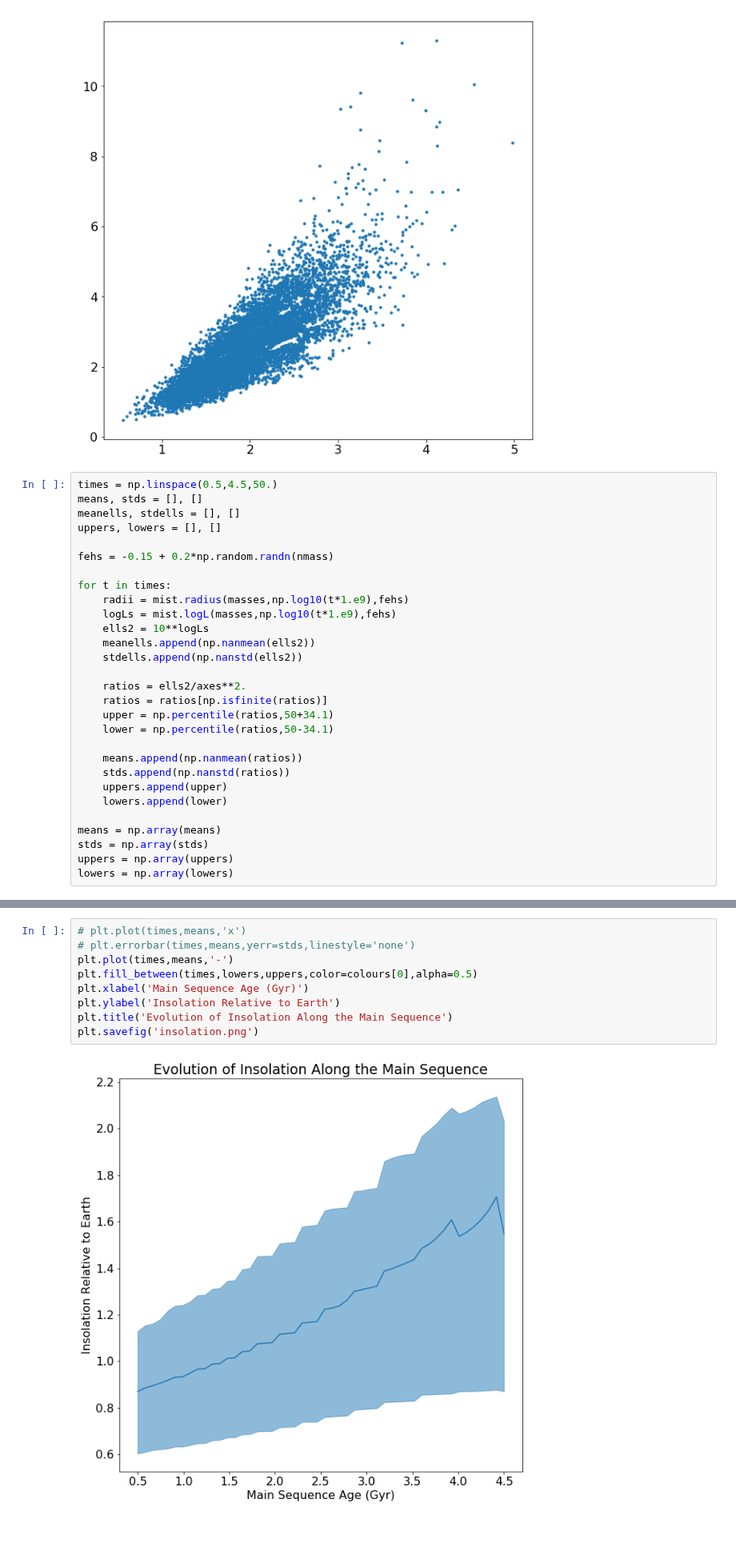
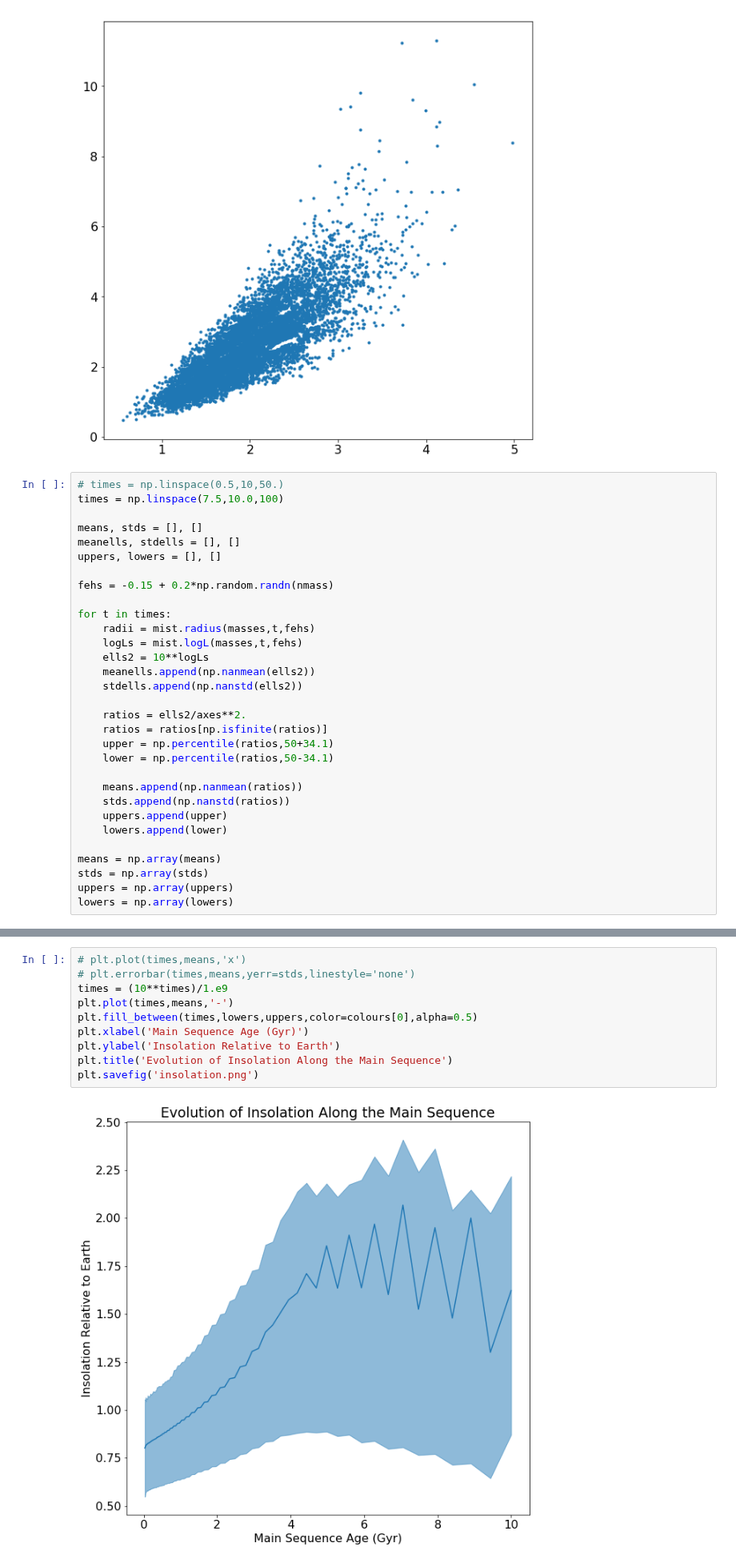
Before and after one commit to farr/Aldebaran, a Jupyter notebook: notebooks/equilibrium.ipynb, the cells around one changed output, grey strips where cells are left out. Shown at 80% size. Saved outputs shown, nothing was run; the diff lists cells and outputs as text; blank space fills up the shorter version.

```diff
--- a/notebooks/equilibrium.ipynb
+++ b/notebooks/equilibrium.ipynb
@@ -205,7 +205,9 @@ plt.plot(ells,ells2,'.')
 [<matplotlib.lines.Line2D at 0x...>]
 [figure]
 # %%
-times = np.linspace(0.5,4.5,50.)
+# times = np.linspace(0.5,10,50.)
+times = np.linspace(7.5,10.0,100)
+
 means, stds = [], []
 meanells, stdells = [], []
 uppers, lowers = [], []
@@ -213,8 +215,8 @@ uppers, lowers = [], []
 fehs = -0.15 + 0.2*np.random.randn(nmass)
 
 for t in times:
-    radii = mist.radius(masses,np.log10(t*1.e9),fehs)
-    logLs = mist.logL(masses,np.log10(t*1.e9),fehs)
+    radii = mist.radius(masses,t,fehs)
+    logLs = mist.logL(masses,t,fehs)
     ells2 = 10**logLs
     meanells.append(np.nanmean(ells2))
     stdells.append(np.nanstd(ells2))
@@ -248,11 +238,12 @@ print means
 # %%
 # plt.plot(times,means,'x')
 # plt.errorbar(times,means,yerr=stds,linestyle='none')
+times = (10**times)/1.e9
 plt.plot(times,means,'-')
 plt.fill_between(times,lowers,uppers,color=colours[0],alpha=0.5)
 plt.xlabel('Main Sequence Age (Gyr)')
 plt.ylabel('Insolation Relative to Earth')
 plt.title('Evolution of Insolation Along the Main Sequence')
 plt.savefig('insolation.png')
 # %% [output]
-[figure, old version]
+[figure, new version]
```
Also changed, not shown: parts of 3 cells of this notebook, 3 other files.
